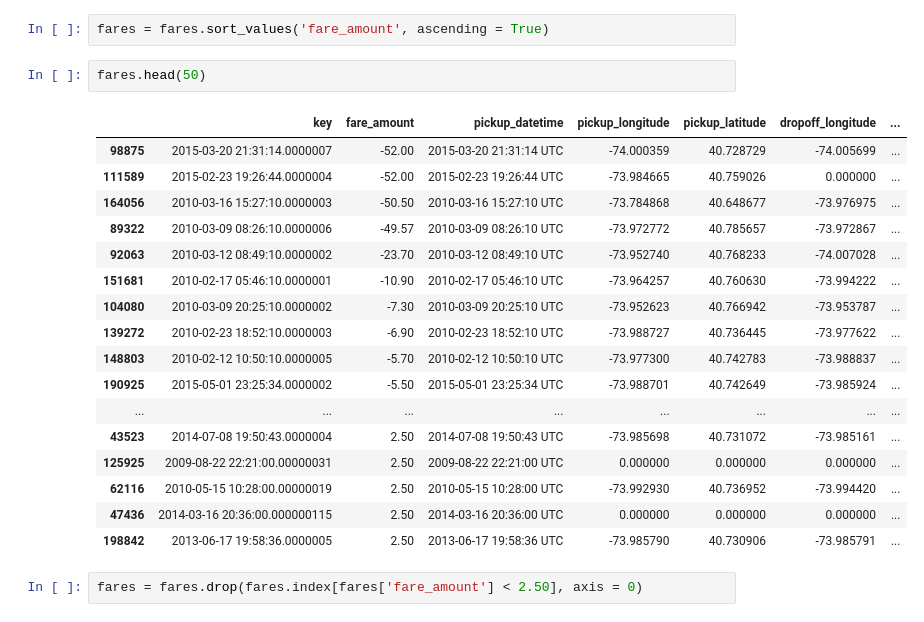
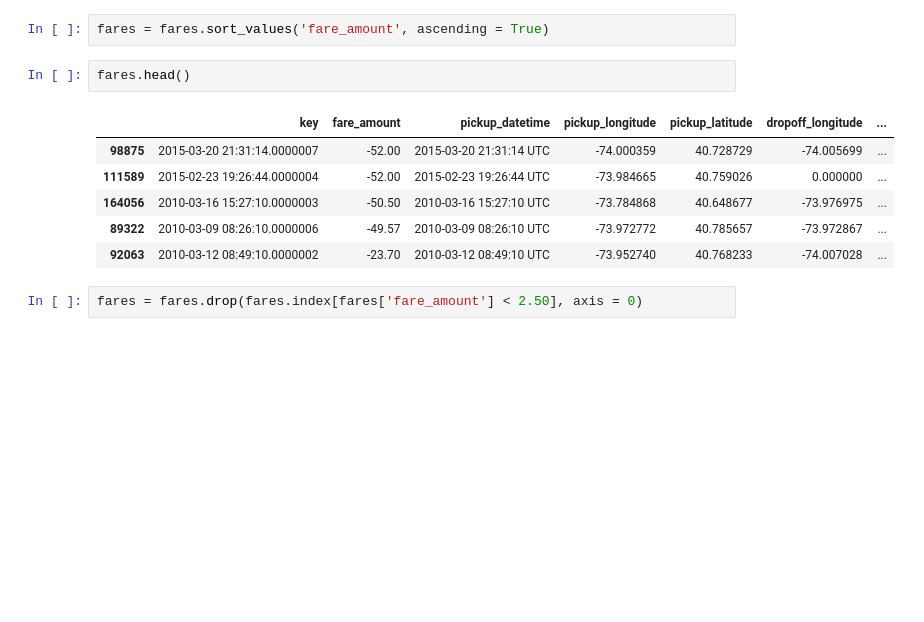
Before and after one commit to Voltflare/cs7394-comicsansonly, a Jupyter notebook: Project 3/Uber/Uber Fares.ipynb, the cells around one changed output. Cells and saved outputs as stored; diff of their text form; blank space fills up the shorter version.

```diff
--- a/Project 3/Uber/Uber Fares.ipynb
+++ b/Project 3/Uber/Uber Fares.ipynb
@@ -110,25 +108,14 @@ Now we can inspect the fare amount column. In this column there were many values
 # %%
 fares = fares.sort_values('fare_amount', ascending = True)
 # %%
-fares.head(50)
+fares.head()
 # %% [output]
 |  | key | fare_amount | pickup_datetime | pickup_longitude | pickup_latitude | dropoff_longitude | ... |
 | 98875 | 2015-03-20 21:31:14.0000007 | -52.00 | 2015-03-20 21:31:14 UTC | -74.000359 | 40.728729 | -74.005699 | ... |
 | 111589 | 2015-02-23 19:26:44.0000004 | -52.00 | 2015-02-23 19:26:44 UTC | -73.984665 | 40.759026 | 0.000000 | ... |
 | 164056 | 2010-03-16 15:27:10.0000003 | -50.50 | 2010-03-16 15:27:10 UTC | -73.784868 | 40.648677 | -73.976975 | ... |
 | 89322 | 2010-03-09 08:26:10.0000006 | -49.57 | 2010-03-09 08:26:10 UTC | -73.972772 | 40.785657 | -73.972867 | ... |
 | 92063 | 2010-03-12 08:49:10.0000002 | -23.70 | 2010-03-12 08:49:10 UTC | -73.952740 | 40.768233 | -74.007028 | ... |
-| 151681 | 2010-02-17 05:46:10.0000001 | -10.90 | 2010-02-17 05:46:10 UTC | -73.964257 | 40.760630 | -73.994222 | ... |
-| 104080 | 2010-03-09 20:25:10.0000002 | -7.30 | 2010-03-09 20:25:10 UTC | -73.952623 | 40.766942 | -73.953787 | ... |
-| 139272 | 2010-02-23 18:52:10.0000003 | -6.90 | 2010-02-23 18:52:10 UTC | -73.988727 | 40.736445 | -73.977622 | ... |
-| 148803 | 2010-02-12 10:50:10.0000005 | -5.70 | 2010-02-12 10:50:10 UTC | -73.977300 | 40.742783 | -73.988837 | ... |
-| 190925 | 2015-05-01 23:25:34.0000002 | -5.50 | 2015-05-01 23:25:34 UTC | -73.988701 | 40.742649 | -73.985924 | ... |
-| ... | ... | ... | ... | ... | ... | ... | ... |
-| 43523 | 2014-07-08 19:50:43.0000004 | 2.50 | 2014-07-08 19:50:43 UTC | -73.985698 | 40.731072 | -73.985161 | ... |
-| 125925 | 2009-08-22 22:21:00.00000031 | 2.50 | 2009-08-22 22:21:00 UTC | 0.000000 | 0.000000 | 0.000000 | ... |
-| 62116 | 2010-05-15 10:28:00.00000019 | 2.50 | 2010-05-15 10:28:00 UTC | -73.992930 | 40.736952 | -73.994420 | ... |
-| 47436 | 2014-03-16 20:36:00.000000115 | 2.50 | 2014-03-16 20:36:00 UTC | 0.000000 | 0.000000 | 0.000000 | ... |
-| 198842 | 2013-06-17 19:58:36.0000005 | 2.50 | 2013-06-17 19:58:36 UTC | -73.985790 | 40.730906 | -73.985791 | ... |
 # %%
 fares = fares.drop(fares.index[fares['fare_amount'] < 2.50], axis = 0)
 # %%
```
Also changed, not shown: parts of 4 cells of this notebook.
